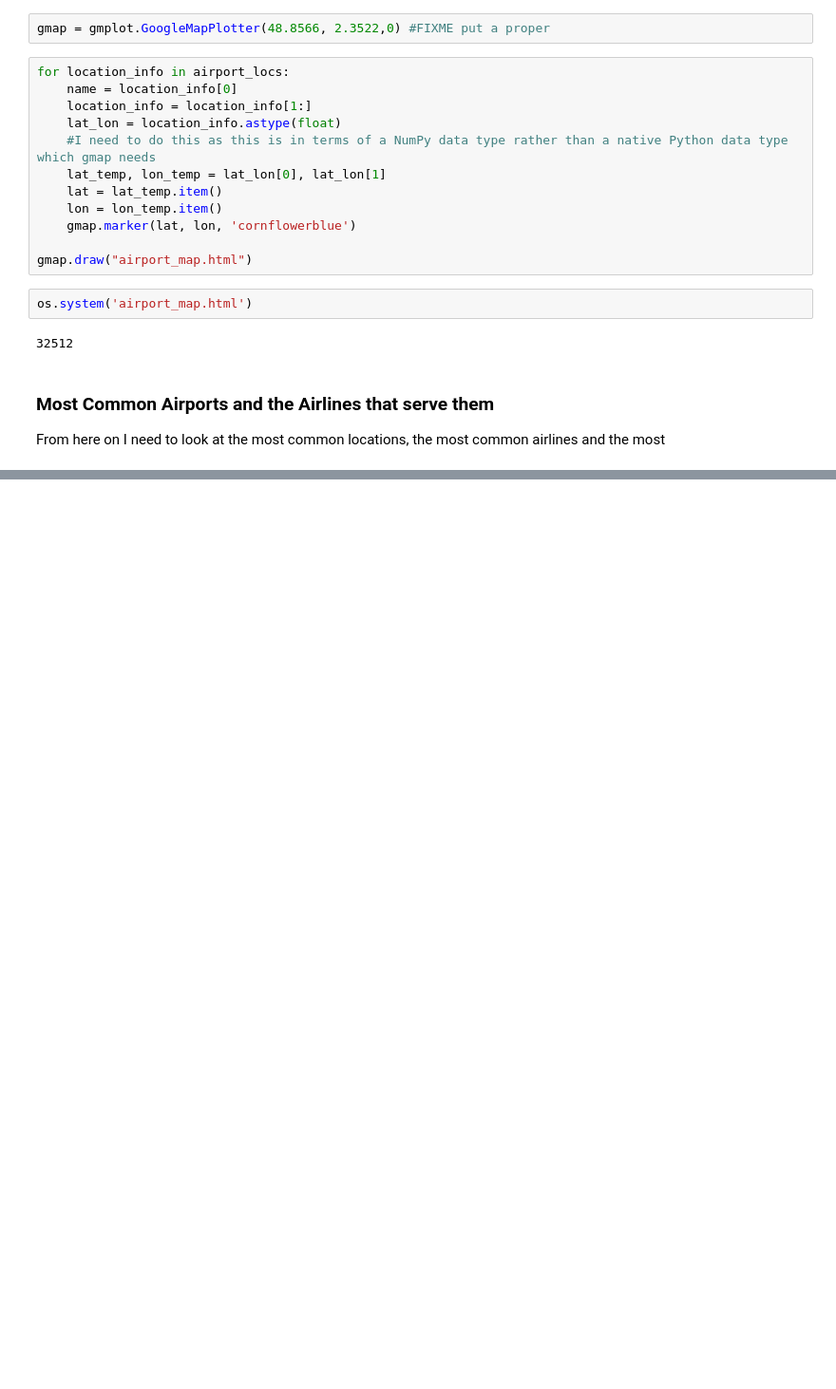
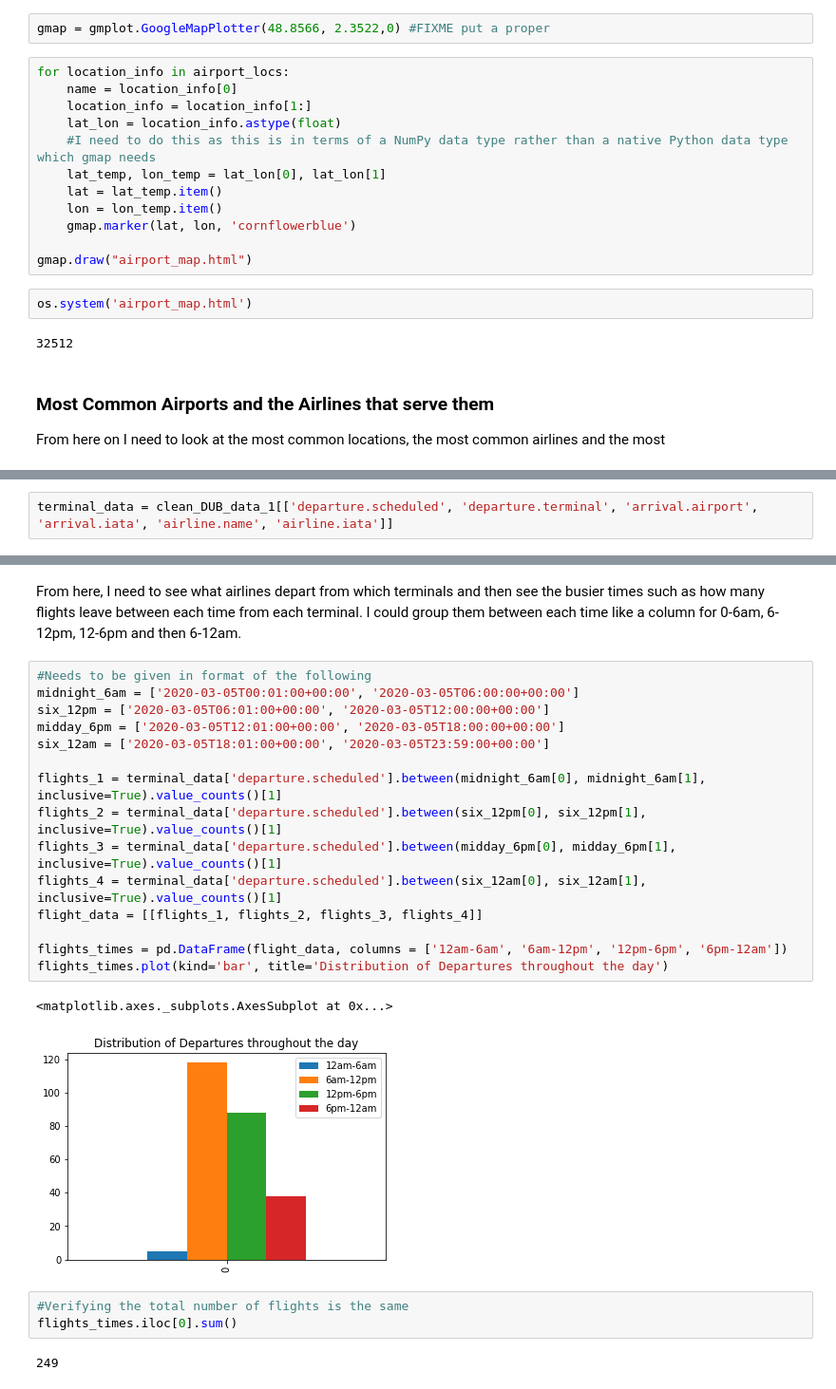
Before and after one commit to RKeenan20/Flight_Data_API_DS_Assignment, a Jupyter notebook: Assignment1_RobertKeenan.ipynb, the cells around one changed output, grey strips where cells are left out. Shown: that part at 95% size. Drawn from its saved outputs; the diff is of its cells as text; blank space fills up the shorter version.

```diff
--- a/Assignment1_RobertKeenan.ipynb
+++ b/Assignment1_RobertKeenan.ipynb
@@ -484,0 +475,2 @@ FIXME talk about how running the API at certain times has an effect and how some
+# %%
+terminal_data = clean_DUB_data_1[['departure.scheduled', 'departure.terminal', 'arrival.airport', 'arrival.iata', 'airline.name', 'airline.iata']]
@@ -484,0 +496,25 @@ FIXME talk about how running the API at certain times has an effect and how some
+# %% [markdown]
+From here, I need to see what airlines depart from which terminals and then see the busier times such as how many flights leave between each time from each terminal. I could group them between each time like a column for 0-6am, 6-12pm, 12-6pm  and then 6-12am.
+# %%
+#Needs to be given in format of the following
+midnight_6am = ['2020-03-05T00:01:00+00:00', '2020-03-05T06:00:00+00:00']
+six_12pm = ['2020-03-05T06:01:00+00:00', '2020-03-05T12:00:00+00:00']
+midday_6pm = ['2020-03-05T12:01:00+00:00', '2020-03-05T18:00:00+00:00']
+six_12am = ['2020-03-05T18:01:00+00:00', '2020-03-05T23:59:00+00:00']
+
+flights_1 = terminal_data['departure.scheduled'].between(midnight_6am[0], midnight_6am[1], inclusive=True).value_counts()[1]
+flights_2 = terminal_data['departure.scheduled'].between(six_12pm[0], six_12pm[1], inclusive=True).value_counts()[1]
+flights_3 = terminal_data['departure.scheduled'].between(midday_6pm[0], midday_6pm[1], inclusive=True).value_counts()[1]
+flights_4 = terminal_data['departure.scheduled'].between(six_12am[0], six_12am[1], inclusive=True).value_counts()[1]
+flight_data = [[flights_1, flights_2, flights_3, flights_4]]
+
+flights_times = pd.DataFrame(flight_data, columns = ['12am-6am', '6am-12pm', '12pm-6pm', '6pm-12am'])
+flights_times.plot(kind='bar', title='Distribution of Departures throughout the day')
+# %% [output]
+<matplotlib.axes._subplots.AxesSubplot at 0x...>
+[figure, added]
+# %%
+#Verifying the total number of flights is the same
+flights_times.iloc[0].sum()
+# %% [output]
+249
```
Also changed, not shown: parts of 9 cells of this notebook.
